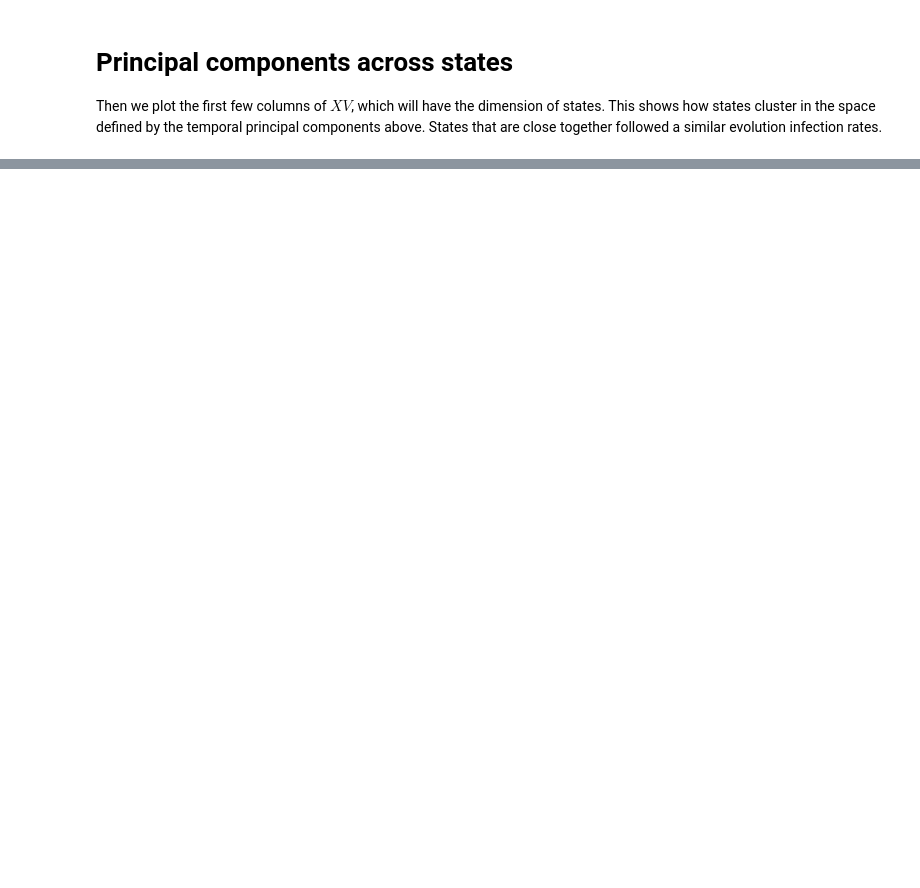
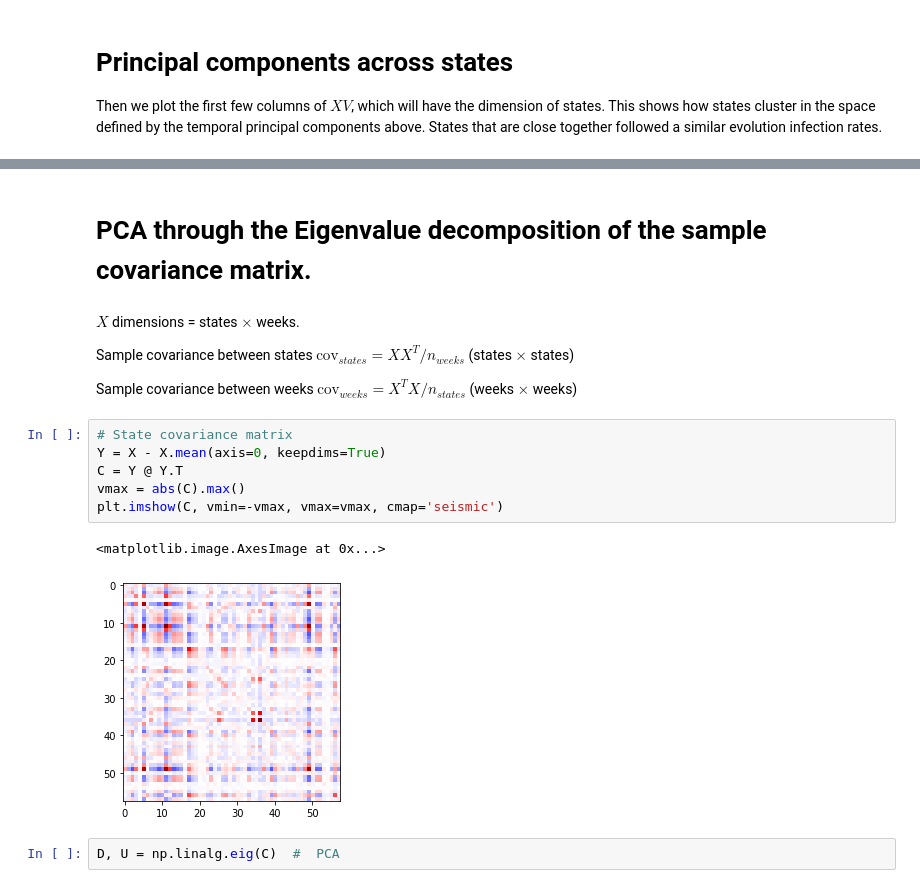
Before and after one commit to MSDS6331/Machine-Learning, a Jupyter notebook: notebooks/Dimensionality-Reduction-with-PCA.ipynb, the cells around one changed output, grey strips where cells are left out. Drawn from its saved outputs; the diff is of its cells as text; blank space fills up the shorter version.

```diff
--- a/notebooks/Dimensionality-Reduction-with-PCA.ipynb
+++ b/notebooks/Dimensionality-Reduction-with-PCA.ipynb
@@ -113,2 +127,21 @@ ax.set_frame_on(False)
 # %% [output]
 [figure]
+# %% [markdown]
+# PCA through the Eigenvalue decomposition of the sample covariance matrix.
+# %% [markdown]
+$X$ dimensions = states $\times$ weeks.
+
+Sample covariance between states $\text{cov}_{states} = X X^T / n_{weeks}$   (states $\times$ states)
+
+Sample covariance between weeks $\text{cov}_{weeks} = X^T X / n_{states}$   (weeks $\times$ weeks)
+# %%
+# State covariance matrix
+Y = X - X.mean(axis=0, keepdims=True)
+C = Y @ Y.T
+vmax = abs(C).max()
+plt.imshow(C, vmin=-vmax, vmax=vmax, cmap='seismic')
+# %% [output]
+<matplotlib.image.AxesImage at 0x...>
+[figure, added]
+# %%
+D, U = np.linalg.eig(C)  #  PCA
```
Also changed, not shown: parts of 12 cells of this notebook.
